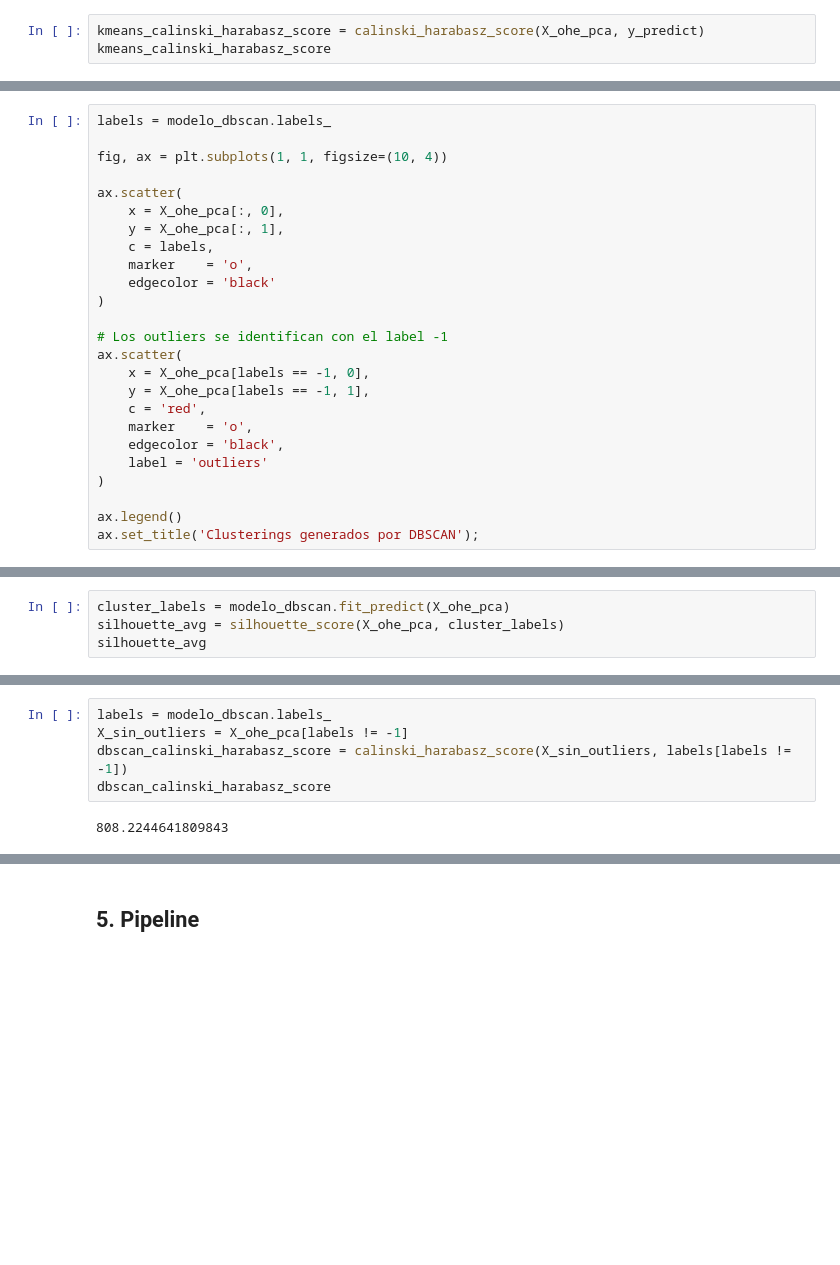
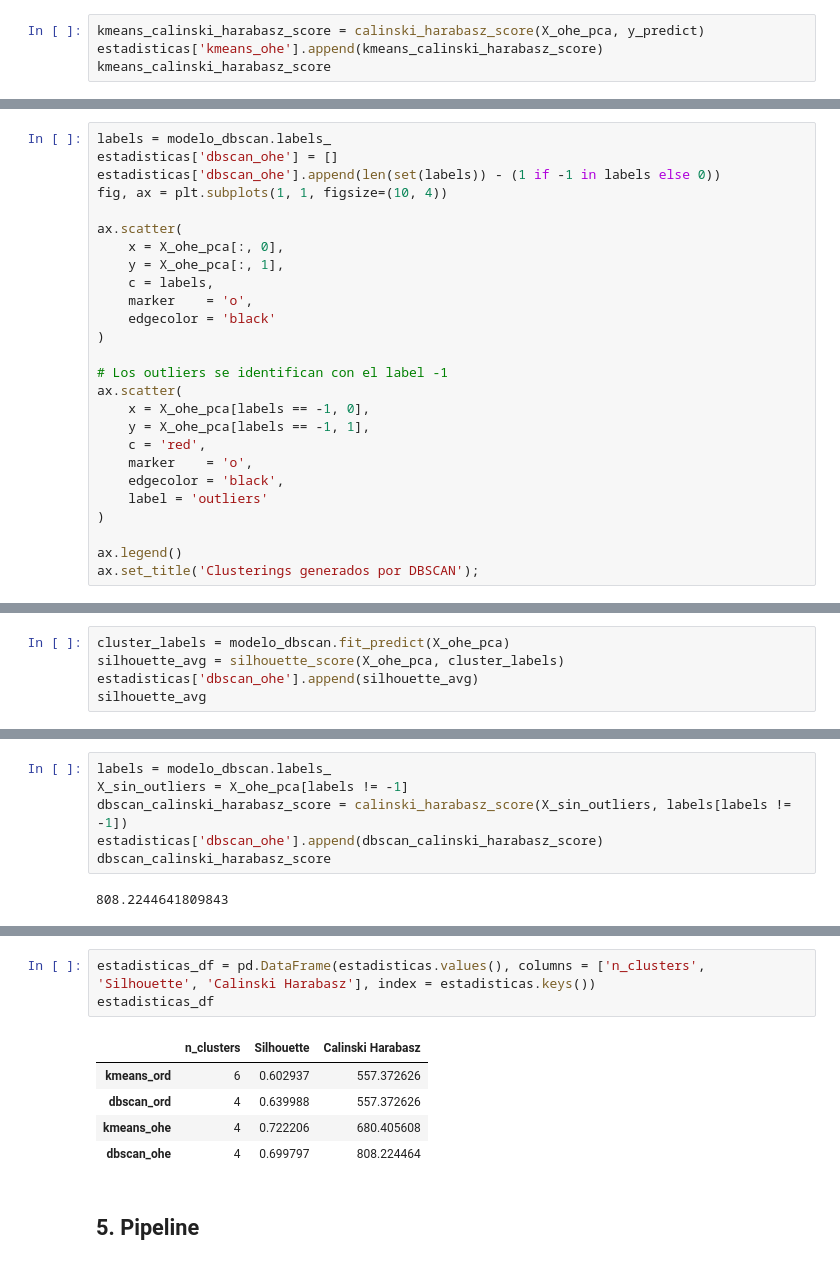
Before and after one commit to RodrigoMaroto/Practica2-ML, a Jupyter notebook: Practica2.ipynb, the cells around one changed output, grey strips where cells are left out. Saved outputs shown, nothing was run; the diff lists cells and outputs as text; blank space fills up the shorter version.

```diff
--- a/Practica2.ipynb
+++ b/Practica2.ipynb
@@ -601,6 +615,7 @@ silhouette_avg
 0.7222059350391841
 # %%
 kmeans_calinski_harabasz_score = calinski_harabasz_score(X_ohe_pca, y_predict)
+estadisticas['kmeans_ohe'].append(kmeans_calinski_harabasz_score)
 kmeans_calinski_harabasz_score
 # %% [output]
 680.4056078555784
@@ -711,7 +726,8 @@ dbscan_ohe_df
 240 rows × 29 columns
 # %%
 labels = modelo_dbscan.labels_
-
+estadisticas['dbscan_ohe'] = []
+estadisticas['dbscan_ohe'].append(len(set(labels)) - (1 if -1 in labels else 0))
 fig, ax = plt.subplots(1, 1, figsize=(10, 4))
 
 ax.scatter(
@@ -752,6 +768,7 @@ Para este modelo, la principal diferencia que se aprecia con respecto al uso de
 # %%
 cluster_labels = modelo_dbscan.fit_predict(X_ohe_pca)
 silhouette_avg = silhouette_score(X_ohe_pca, cluster_labels)
+estadisticas['dbscan_ohe'].append(silhouette_avg)
 silhouette_avg
 # %% [output]
 0.6997972885071687
@@ -759,6 +776,7 @@ silhouette_avg
 labels = modelo_dbscan.labels_
 X_sin_outliers = X_ohe_pca[labels != -1]
 dbscan_calinski_harabasz_score = calinski_harabasz_score(X_sin_outliers, labels[labels != -1])
+estadisticas['dbscan_ohe'].append(dbscan_calinski_harabasz_score)
 dbscan_calinski_harabasz_score
 # %% [output]
 808.2244641809843
@@ -767,3 +785,12 @@ Al igual que con kmeans, se ve que ambos coeficientes han mejorado por los mismo
+# %%
+estadisticas_df = pd.DataFrame(estadisticas.values(), columns = ['n_clusters', 'Silhouette', 'Calinski Harabasz'], index = estadisticas.keys())
+estadisticas_df
+# %% [output]
+|  | n_clusters | Silhouette | Calinski Harabasz |
+| kmeans_ord | 6 | 0.602937 | 557.372626 |
+| dbscan_ord | 4 | 0.639988 | 557.372626 |
+| kmeans_ohe | 4 | 0.722206 | 680.405608 |
+| dbscan_ohe | 4 | 0.699797 | 808.224464 |
 # %% [markdown]
 ## 5. Pipeline
 # %% [markdown]
```
Also changed, not shown: parts of 36 cells of this notebook.
